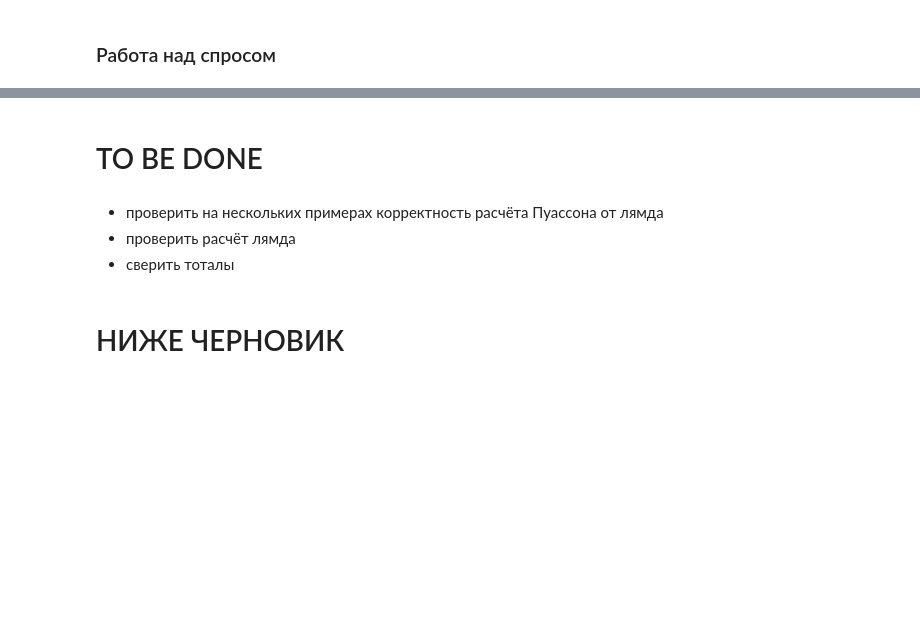
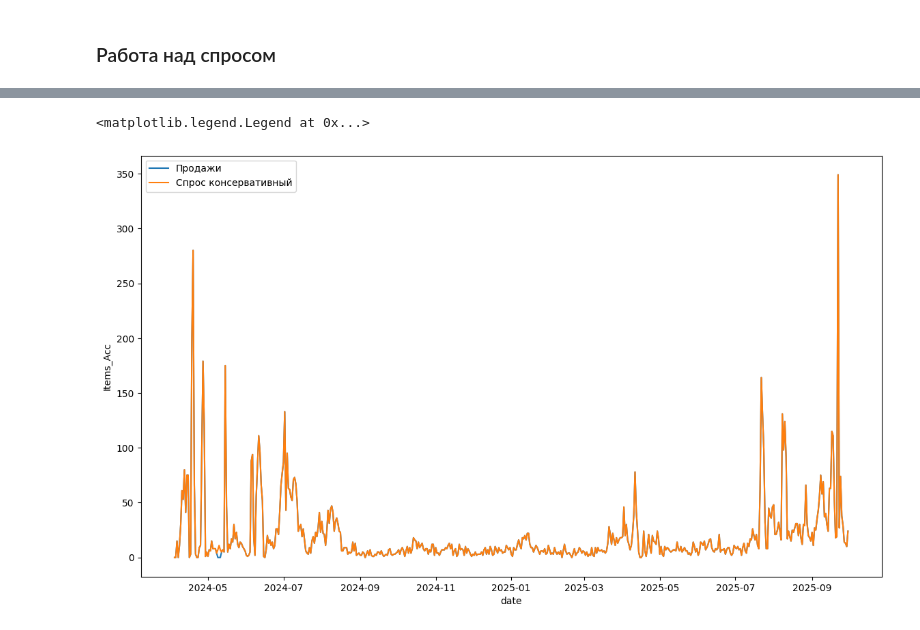
Before and after one commit to faibus/Diploma-Demand-forecasting, a Jupyter notebook: Demand restoration.ipynb, the cells around one changed output, grey strips where cells are left out. Cells and saved outputs as stored; diff of their text form; code cells hidden in the pictures; blank space fills up the shorter version.

Commit message:
Demand restoration

```diff
--- a/Demand restoration.ipynb
+++ b/Demand restoration.ipynb
@@ -427,8 +443,0 @@ result_df
-# %% [markdown]
-# TO BE DONE
-# %% [markdown]
-- проверить на нескольких примерах корректность расчёта Пуассона от лямда
-- проверить расчёт лямда
-- сверить тоталы
-# %% [markdown]
-# НИЖЕ ЧЕРНОВИК
@@ -556,0 +444,10 @@ def add_lambda_corrected_iterative(df, product_id, window=30, iterations=3):
+# %%
+import seaborn as sns
+
+plt.figure(figsize=(14, 8))
+sns.lineplot(x = 'date', y = 'Items_Acc', data = result_df.query(" SKU_id == 1525269970"), label = 'Продажи')
+sns.lineplot(x = 'date', y = 'real_demand', data = result_df.query(" SKU_id == 1525269970"), label = 'Спрос консервативный')
+plt.legend()
+# %% [output]
+<matplotlib.legend.Legend at 0x...>
+[figure, added]
```
Also changed, not shown: parts of 26 cells of this notebook.
